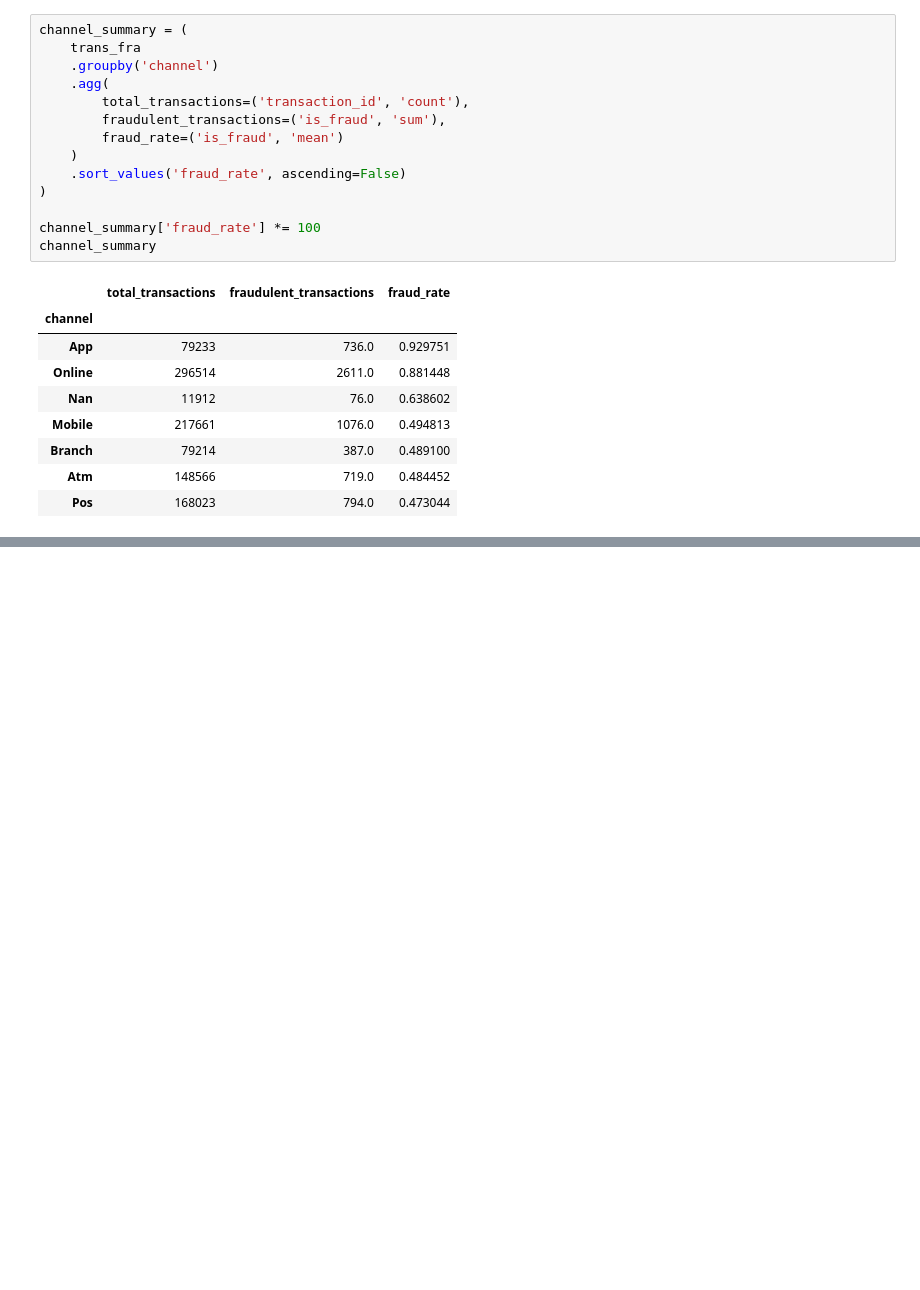
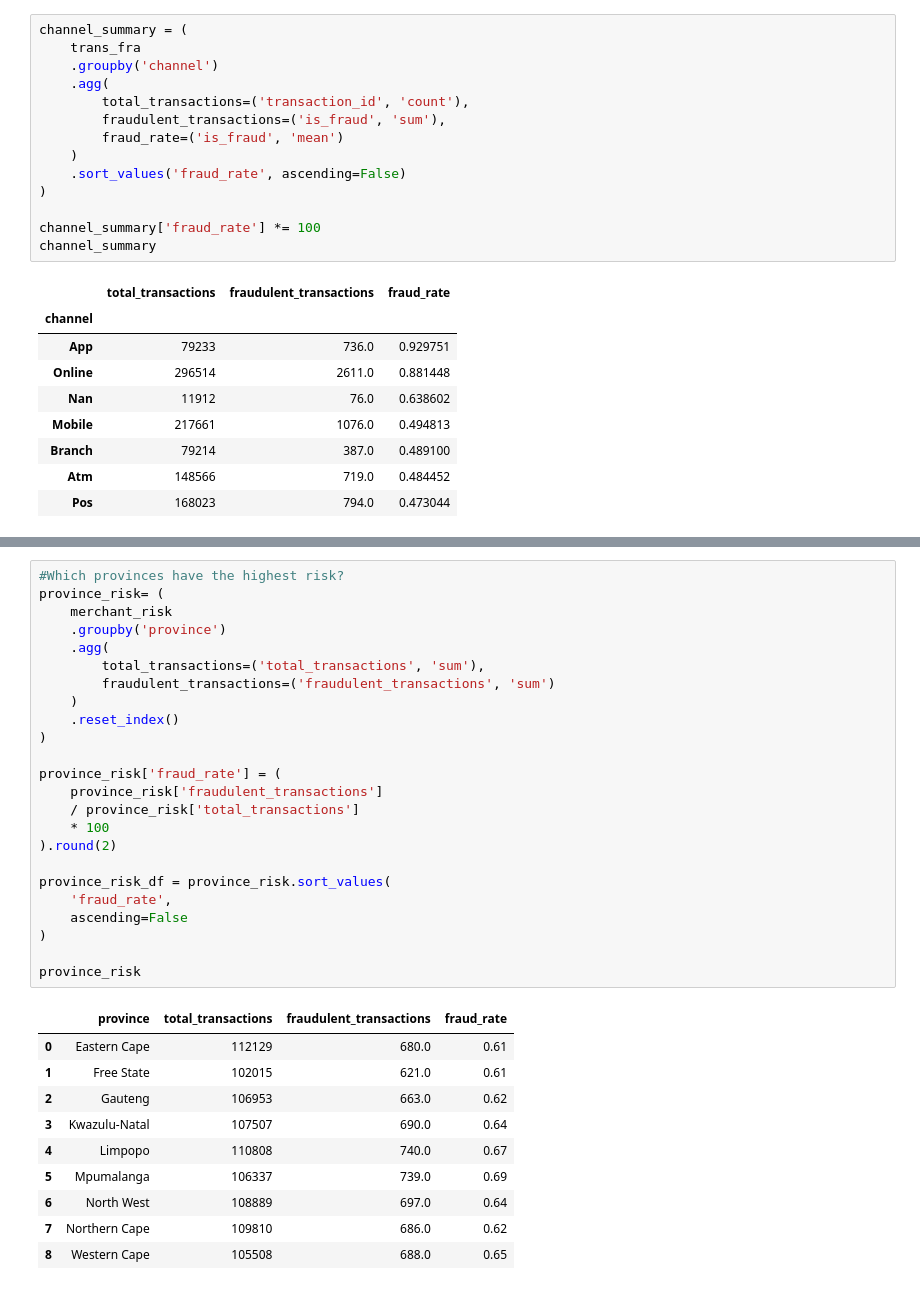
Before and after one commit to akonamajongile-a11y/bankguard, a Jupyter notebook: CleaningCustomers.ipynb, the cells around one changed output, grey strips where cells are left out. Saved outputs shown, nothing was run; the diff lists cells and outputs as text; blank space fills up the shorter version.

```diff
--- a/CleaningCustomers.ipynb
+++ b/CleaningCustomers.ipynb
@@ -1112,0 +1134,35 @@ merchant_risk
+# %%
+#Which provinces have the highest risk?
+province_risk= (
+    merchant_risk
+    .groupby('province')
+    .agg(
+        total_transactions=('total_transactions', 'sum'),
+        fraudulent_transactions=('fraudulent_transactions', 'sum')
+    )
+    .reset_index()
+)
+
+province_risk['fraud_rate'] = (
+    province_risk['fraudulent_transactions']
+    / province_risk['total_transactions']
+    * 100
+).round(2)
+
+province_risk_df = province_risk.sort_values(
+    'fraud_rate',
+    ascending=False
+)
+
+province_risk
+# %% [output]
+|  | province | total_transactions | fraudulent_transactions | fraud_rate |
+| 0 | Eastern Cape | 112129 | 680.0 | 0.61 |
+| 1 | Free State | 102015 | 621.0 | 0.61 |
+| 2 | Gauteng | 106953 | 663.0 | 0.62 |
+| 3 | Kwazulu-Natal | 107507 | 690.0 | 0.64 |
+| 4 | Limpopo | 110808 | 740.0 | 0.67 |
+| 5 | Mpumalanga | 106337 | 739.0 | 0.69 |
+| 6 | North West | 108889 | 697.0 | 0.64 |
+| 7 | Northern Cape | 109810 | 686.0 | 0.62 |
+| 8 | Western Cape | 105508 | 688.0 | 0.65 |
```
Also changed, not shown: parts of 6 cells of this notebook.
